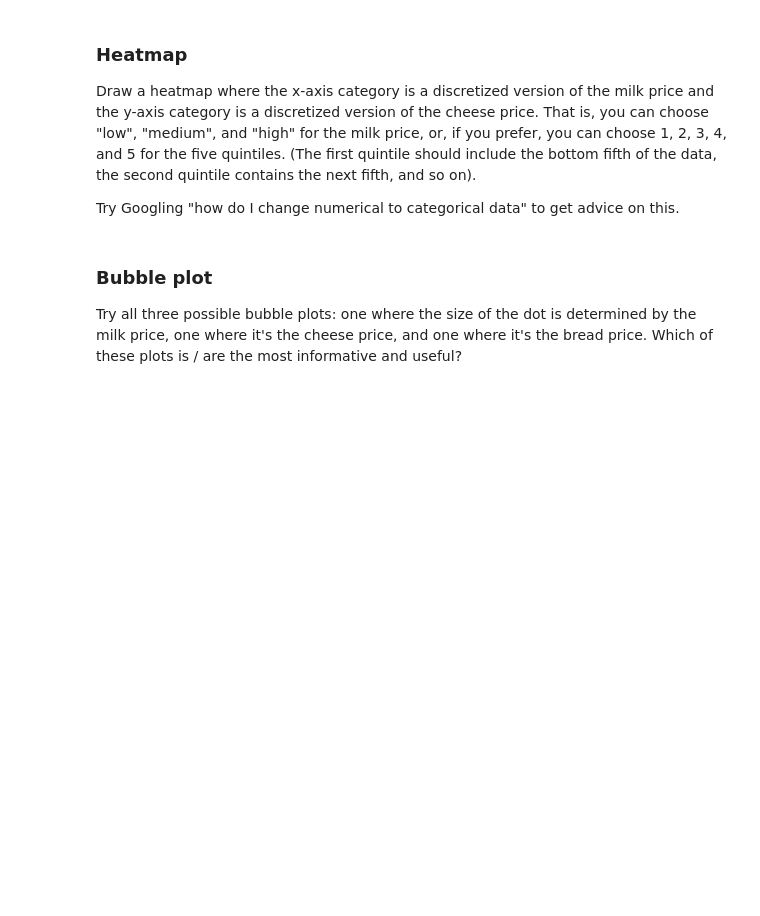
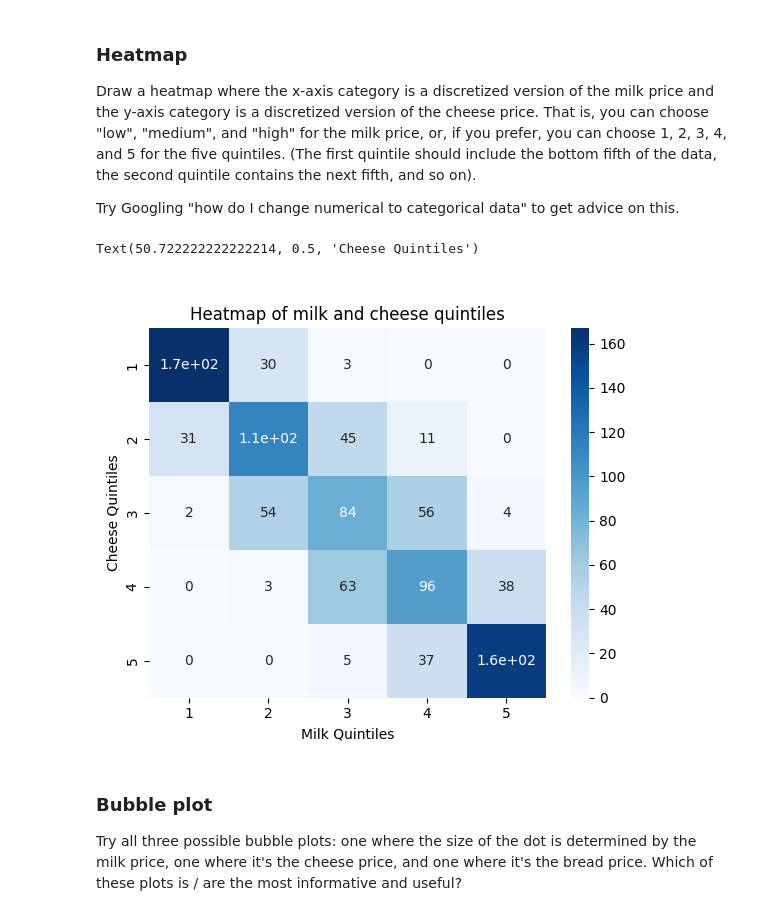
Before and after one commit to Jbaner/Module-B-semester-2, a Jupyter notebook: Week8.ipynb, the cells around one changed output. Drawn from its saved outputs; the diff is of its cells as text; code cells hidden in the pictures; blank space fills up the shorter version.

```diff
--- a/Week8.ipynb
+++ b/Week8.ipynb
@@ -252,6 +267,19 @@ df3 = pd.DataFrame({"milk": milk_series, "cheese": cheese_series, "bread": bread
 Draw a heatmap where the x-axis category is a discretized version of the milk price and the y-axis category is a discretized version of the cheese price.  That is, you can choose "low", "medium", and "high" for the milk price, or, if you prefer, you can choose 1, 2, 3, 4, and 5 for the five quintiles.  (The first quintile should include the bottom fifth of the data, the second quintile contains the next fifth, and so on).
 
 Try Googling "how do I change numerical to categorical data" to get advice on this.
+# %%
+#five quintiles
+df3["cat_milk"]= pd.qcut(df3["milk"],5,labels=[1,2,3,4,5])
+df3["cat_cheese"]= pd.qcut(df3["cheese"],5,labels=[1,2,3,4,5])
+
+pivot=pd.crosstab(df3["cat_cheese"],df3["cat_milk"])
+ax3=sns.heatmap(pivot,annot=True, cmap="Blues")
+ax3.set_title("\nHeatmap of milk and cheese quintiles")
+ax3.set_xlabel("Milk Quintiles")
+ax3.set_ylabel("Cheese Quintiles")
+# %% [output]
+Text(50.722222222222214, 0.5, 'Cheese Quintiles')
+[figure, added]
 # %% [markdown]
 ### Bubble plot
 
```
Also changed, not shown: parts of 4 cells of this notebook.
